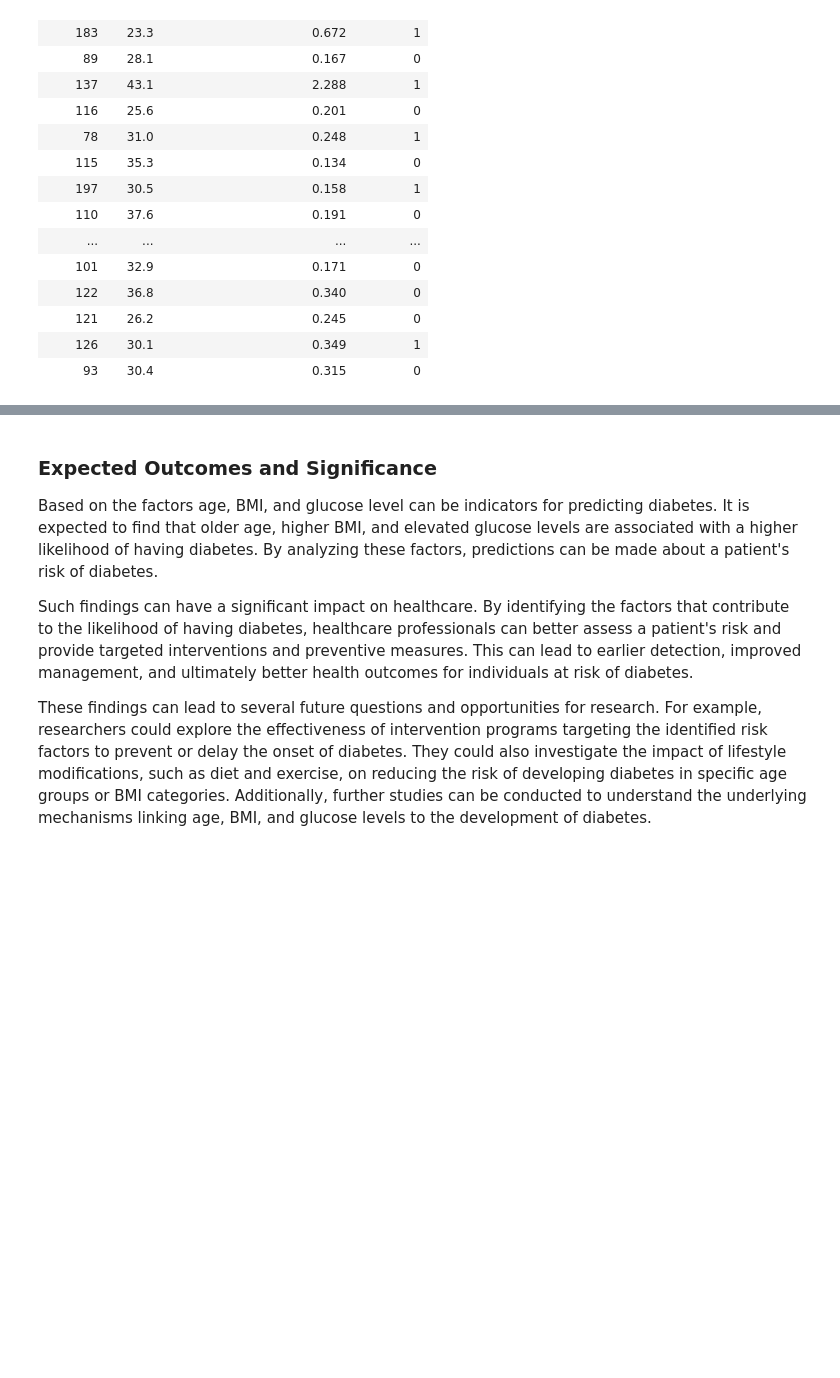
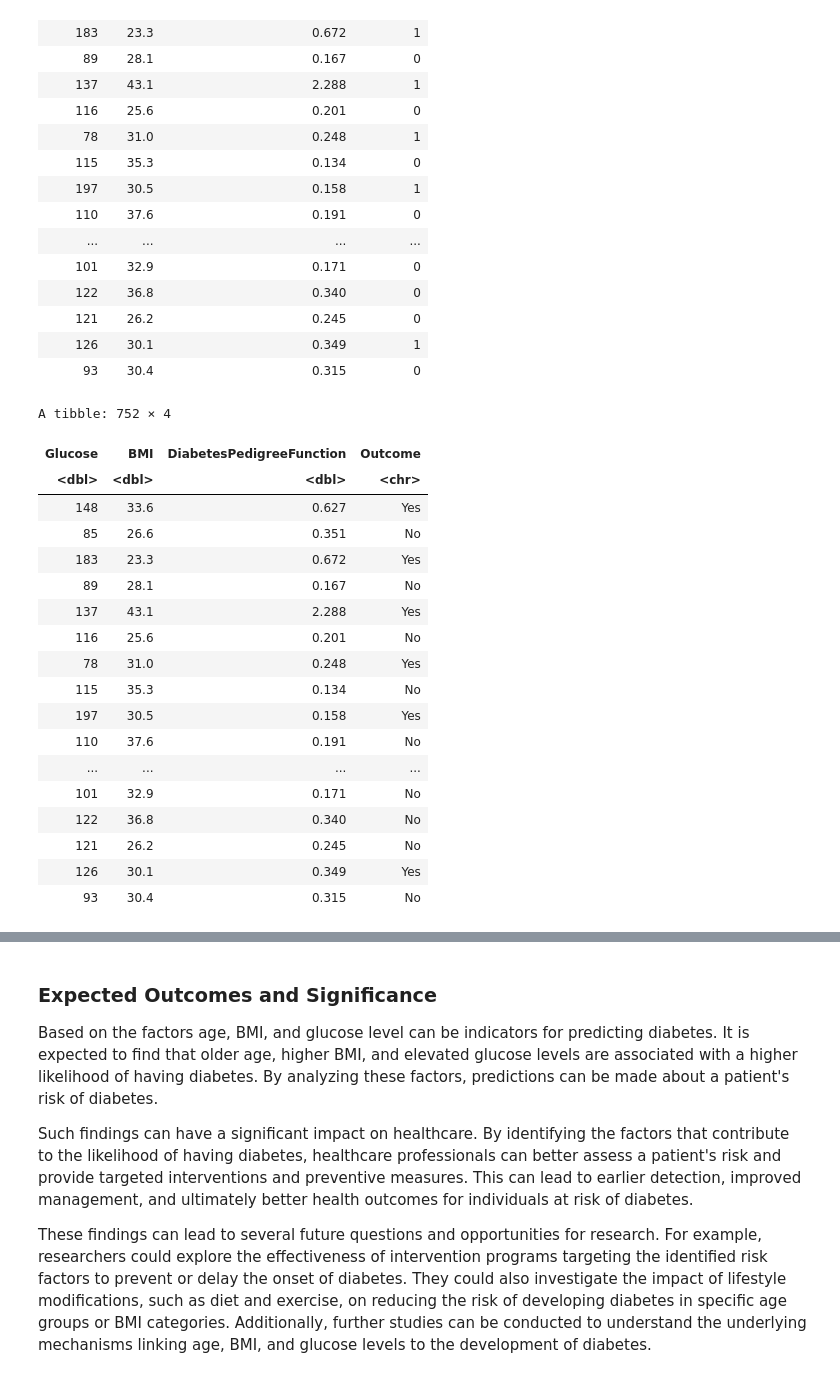
Before and after one commit to AmritS14/DSCI-Project, a Jupyter notebook: Project.ipynb, the cells around one changed output, grey strips where cells are left out. Cells and saved outputs as stored; diff of their text form; code cells hidden in the pictures; blank space fills up the shorter version.

```diff
--- a/Project.ipynb
+++ b/Project.ipynb
@@ -94,5 +94,36 @@ A tibble: 752 × 4
 | 121 | 26.2 | 0.245 | 0 |
 | 126 | 30.1 | 0.349 | 1 |
 | 93 | 30.4 | 0.315 | 0 |
+# %%
+# Function to convert 0 and 1 to "No" and "Yes"
+convert_to_yes_no <- function(x) {
+  ifelse(x == 1, "Yes", "No")
+}
+
+#converting 0s and 1s to 'Yes' and 'No'
+final_data  <- final_data |>
+    mutate(Outcome = convert_to_yes_no(Outcome))
+
+final_data
+# %% [output]
+A tibble: 752 × 4
+| Glucose | BMI | DiabetesPedigreeFunction | Outcome |
+| <dbl> | <dbl> | <dbl> | <chr> |
+| 148 | 33.6 | 0.627 | Yes |
+| 85 | 26.6 | 0.351 | No |
+| 183 | 23.3 | 0.672 | Yes |
+| 89 | 28.1 | 0.167 | No |
+| 137 | 43.1 | 2.288 | Yes |
+| 116 | 25.6 | 0.201 | No |
+| 78 | 31.0 | 0.248 | Yes |
+| 115 | 35.3 | 0.134 | No |
+| 197 | 30.5 | 0.158 | Yes |
+| 110 | 37.6 | 0.191 | No |
+| ... | ... | ... | ... |
+| 101 | 32.9 | 0.171 | No |
+| 122 | 36.8 | 0.340 | No |
+| 121 | 26.2 | 0.245 | No |
+| 126 | 30.1 | 0.349 | Yes |
+| 93 | 30.4 | 0.315 | No |
 # %%
 #split the data and get the training data
```
Also changed, not shown: parts of 5 cells of this notebook.
